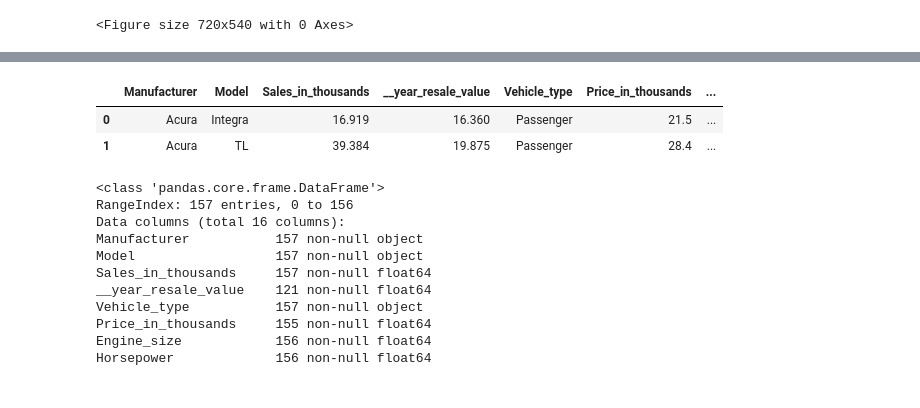
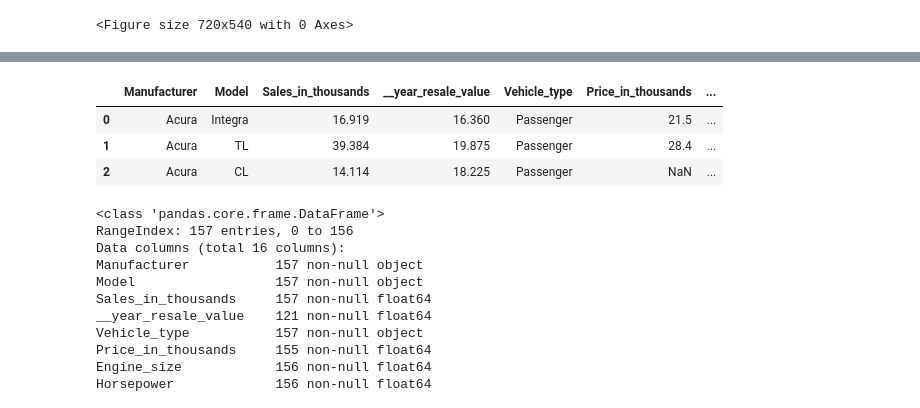
Before and after one commit to satyalvsu/Basics-python, a Jupyter notebook: Car_sales Linear Regression Practice.ipynb, the cells around one changed output, grey strips where cells are left out. Cells and saved outputs as stored; diff of their text form; code cells hidden in the pictures.

```diff
--- a/Car_sales Linear Regression Practice.ipynb
+++ b/Car_sales Linear Regression Practice.ipynb
@@ -31,10 +31,11 @@ D:\ANALYTIXLAB\PYTHON\Class 11 02-3-19\Class 11and12 files
 # %%
 car_sales=pd.read_csv("car_sales.csv")
-car_sales.head(2)
+car_sales.head(3)
 # %% [output]
 |  | Manufacturer | Model | Sales_in_thousands | __year_resale_value | Vehicle_type | Price_in_thousands | ... |
 | 0 | Acura | Integra | 16.919 | 16.360 | Passenger | 21.5 | ... |
 | 1 | Acura | TL | 39.384 | 19.875 | Passenger | 28.4 | ... |
+| 2 | Acura | CL | 14.114 | 18.225 | Passenger | NaN | ... |
 # %%
 car_sales.info()
 # %% [output]
```
Also changed, not shown: parts of 30 cells of this notebook.
